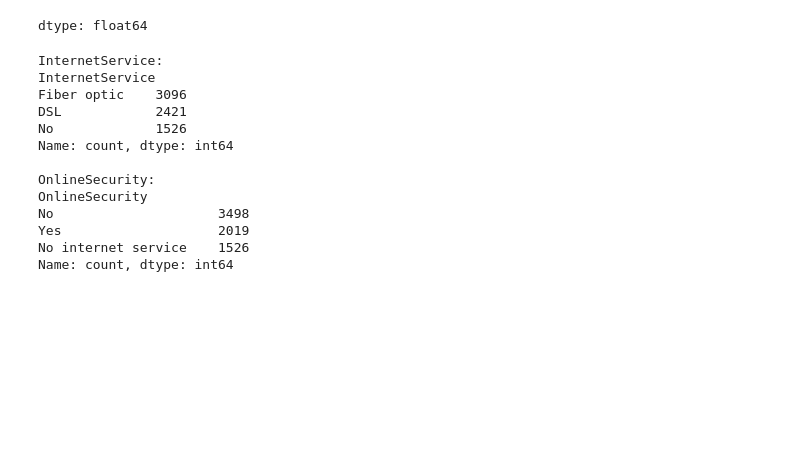
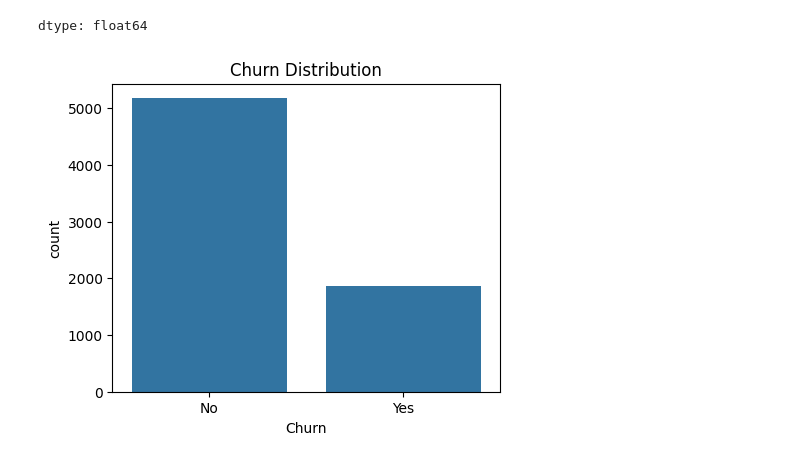
Before and after one commit to Kavishka2401/CustomerChurnPredictionSystem, a Jupyter notebook: CustomerChurnPrediction.ipynb, the cells around one changed output. Drawn from its saved outputs; the diff is of its cells as text; code cells hidden in the pictures; blank space fills up the shorter version.

```diff
--- a/CustomerChurnPrediction.ipynb
+++ b/CustomerChurnPrediction.ipynb
@@ -77,19 +73,0 @@ data['PaymentMethod'].value_counts()
-# %%
-print("InternetService:")
-print(data['InternetService'].value_counts())
-print("\nOnlineSecurity:")
-print(data['OnlineSecurity'].value_counts())
-# %% [output]
-InternetService:
-InternetService
-Fiber optic    3096
-DSL            2421
-No             1526
-Name: count, dtype: int64
-
-OnlineSecurity:
-OnlineSecurity
-No                     3498
-Yes                    2019
-No internet service    1526
-Name: count, dtype: int64
@@ -95,0 +91,7 @@ Name: count, dtype: int64
+# %%
+plt.figure(figsize=(5,4))
+sns.countplot(x=data['Churn'])
+plt.title("Churn Distribution")
+plt.show()
+# %% [output]
+[figure, added]
```
Also changed, not shown: parts of 23 cells of this notebook.
